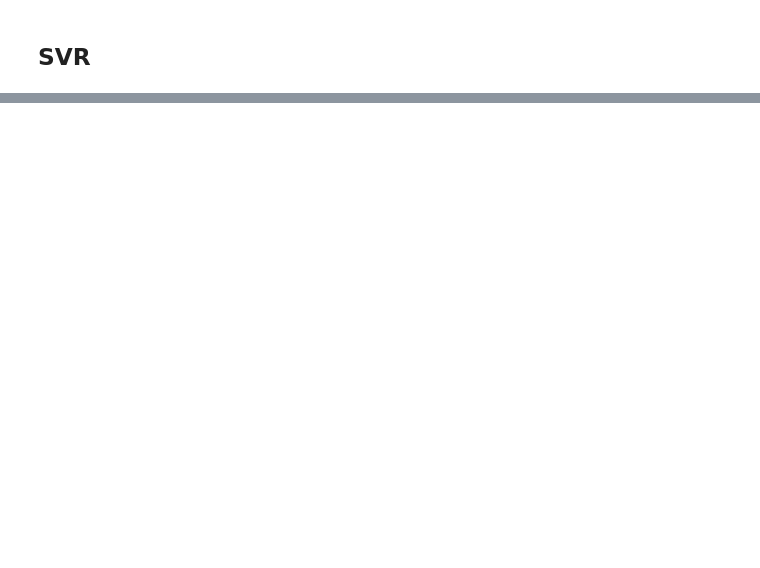
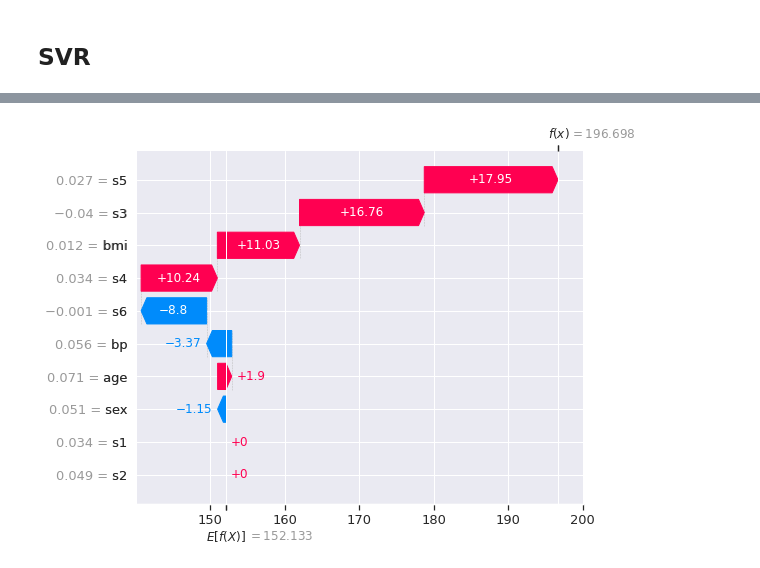
Before and after one commit to augustomaillo/cdaf-performance-influences, a Jupyter notebook: Pipeline.ipynb, the cells around one changed output, grey strips where cells are left out. Drawn from its saved outputs; the diff is of its cells as text; code cells hidden in the pictures; blank space fills up the shorter version.

```diff
--- a/Pipeline.ipynb
+++ b/Pipeline.ipynb
@@ -342,0 +444,15 @@ print("Best R2: %.3f" % best_score)
+# %%
+class WaterfallData():
+    def __init__ (self, shap_test, index):
+        self.values = shap_test[index].values
+        self.base_values = shap_test[index].base_values[0]
+        self.data = shap_test[index].data
+        self.feature_names = shap_test.feature_names
+        self.display_data = None
+
+def plot_player(shap_values, index):
+    shap.plots.waterfall(WaterfallData(shap_values, index))
+# %%
+plot_player(shap_values, 0)
+# %% [output]
+[figure, added]
```
Also changed, not shown: parts of 19 cells of this notebook.
